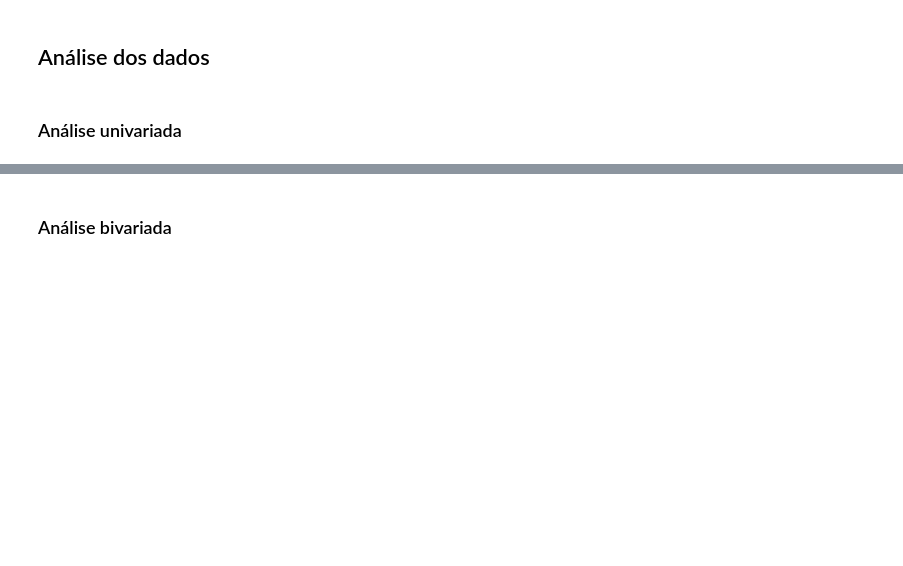
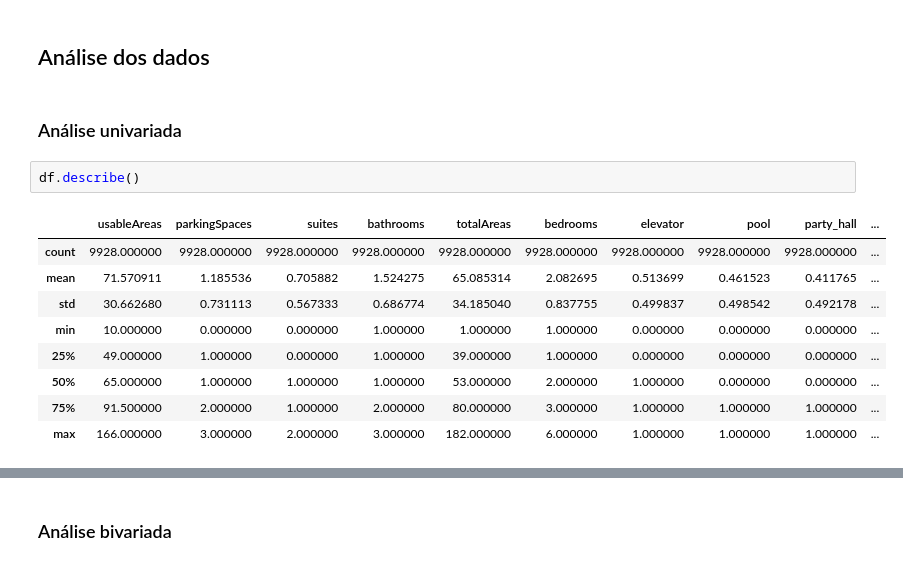
Before and after one commit to BrunoRammon/projeto_tecnicas_programacao_i, a Jupyter notebook: project.ipynb, the cells around one changed output, grey strips where cells are left out. Drawn from its saved outputs; the diff is of its cells as text; blank space fills up the shorter version.

```diff
--- a/project.ipynb
+++ b/project.ipynb
@@ -392,3 +394,15 @@ Obtendo as porcentagens de dados faltantes com relação a quantidade total em c
 ## Análise dos dados
 # %% [markdown]
 ### Análise univariada
+# %%
+df.describe()
+# %% [output]
+|  | usableAreas | parkingSpaces | suites | bathrooms | totalAreas | bedrooms | elevator | pool | party_hall | ... |
+| count | 9928.000000 | 9928.000000 | 9928.000000 | 9928.000000 | 9928.000000 | 9928.000000 | 9928.000000 | 9928.000000 | 9928.000000 | ... |
+| mean | 71.570911 | 1.185536 | 0.705882 | 1.524275 | 65.085314 | 2.082695 | 0.513699 | 0.461523 | 0.411765 | ... |
+| std | 30.662680 | 0.731113 | 0.567333 | 0.686774 | 34.185040 | 0.837755 | 0.499837 | 0.498542 | 0.492178 | ... |
+| min | 10.000000 | 0.000000 | 0.000000 | 1.000000 | 1.000000 | 1.000000 | 0.000000 | 0.000000 | 0.000000 | ... |
+| 25% | 49.000000 | 1.000000 | 0.000000 | 1.000000 | 39.000000 | 1.000000 | 0.000000 | 0.000000 | 0.000000 | ... |
+| 50% | 65.000000 | 1.000000 | 1.000000 | 1.000000 | 53.000000 | 2.000000 | 1.000000 | 0.000000 | 0.000000 | ... |
+| 75% | 91.500000 | 2.000000 | 1.000000 | 2.000000 | 80.000000 | 3.000000 | 1.000000 | 1.000000 | 1.000000 | ... |
+| max | 166.000000 | 3.000000 | 2.000000 | 3.000000 | 182.000000 | 6.000000 | 1.000000 | 1.000000 | 1.000000 | ... |
```
Also changed, not shown: parts of 13 cells of this notebook.
